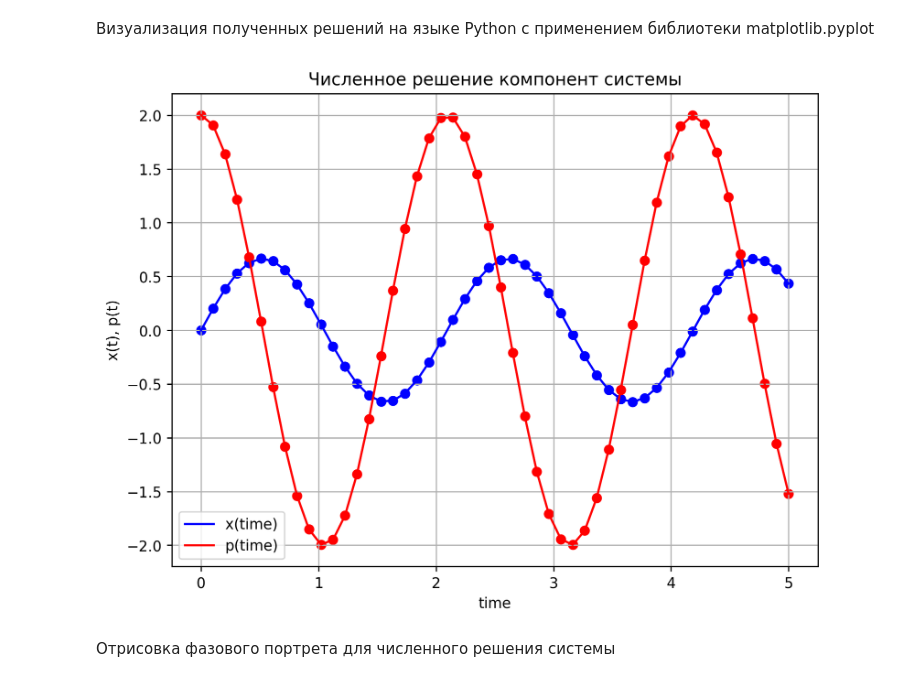
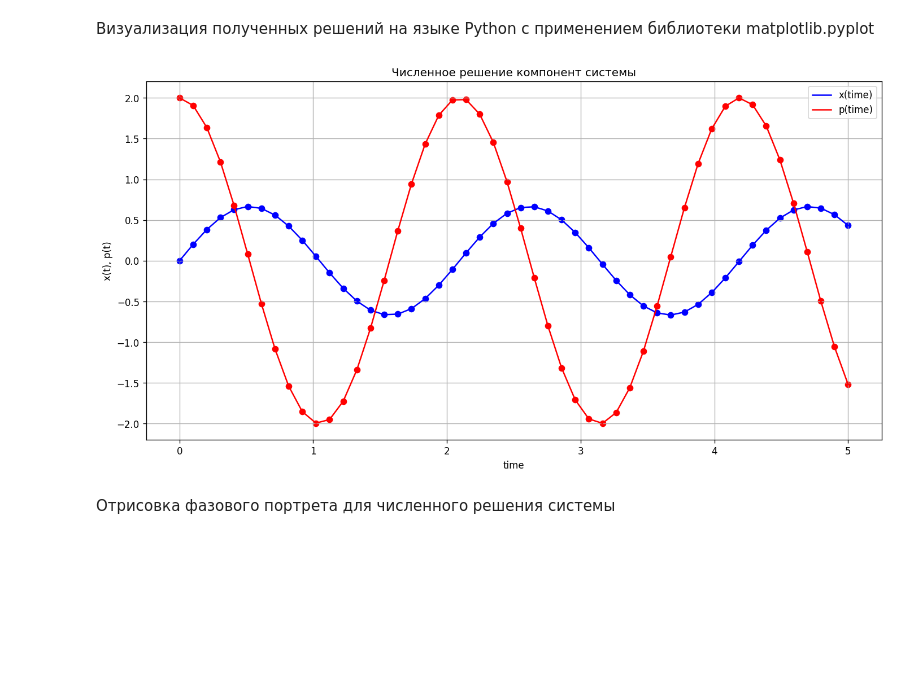
Before and after one commit to qwerty29544/Nonlinear_Dynamics, a Jupyter notebook: lab1/lab1.ipynb, the cells around one changed output. Cells and saved outputs as stored; diff of their text form; code cells hidden in the pictures; blank space fills up the shorter version.

```diff
--- a/lab1/lab1.ipynb
+++ b/lab1/lab1.ipynb
@@ -67,6 +67,12 @@ def mesh(x, y):
             local.append(y[j])
             general.append(local)
     return general
+
+
+# Константы графики
+stat_dpi = 120
+rect_pics = (7, 7)
+dynamics_pics = (14, 7)
 # %%
 # Зададим функцию системы
 def f(y, t, omega = 1):
@@ -89,26 +95,26 @@ y2 = w[:, 1]            # Вектор p
 Визуализация полученных решений на языке Python с применением библиотеки matplotlib.pyplot
 # %%
 # Инициализация холста и его цвета
-fig = plt.figure(facecolor="white", figsize = (8, 6), dpi=250)
+fig = plt.figure(facecolor="white", figsize = dynamics_pics, dpi=stat_dpi)
 
 # Рисование линии численного решения для функции координаты маятника во времени
 plt.plot(time, y1, c = "b", label = "x(time)")     # Отрисовка линии (t, x(t))
 plt.scatter(time, y1, c = "b")                      # Отрисовка точек (t, x(t))
 
 # Рисование линии численного решения для функции скорости маятника во времени
 plt.plot(time, y2, c = "r", label = "p(time)")     # Отрисовка линии (t, p(t))
 plt.scatter(time, y2, c = "r")                      # Отрисовка точек (t, p(t))
 
 # Подписи к графику
 plt.xlabel("time")          # По оси абсцисс
 plt.ylabel("x(t), p(t)")    # По оси ординат
 plt.title("Численное решение компонент системы")
 plt.legend()
 
 plt.grid(True)              # Показать сетку
 plt.show()                  # Собственно показать построенный график
 # %% [output]
-[figure, old version]
+[figure, new version]
 # %% [markdown]
 Отрисовка фазового портрета для численного решения системы
 # %%
```
Also changed, not shown: parts of 8 cells of this notebook.
